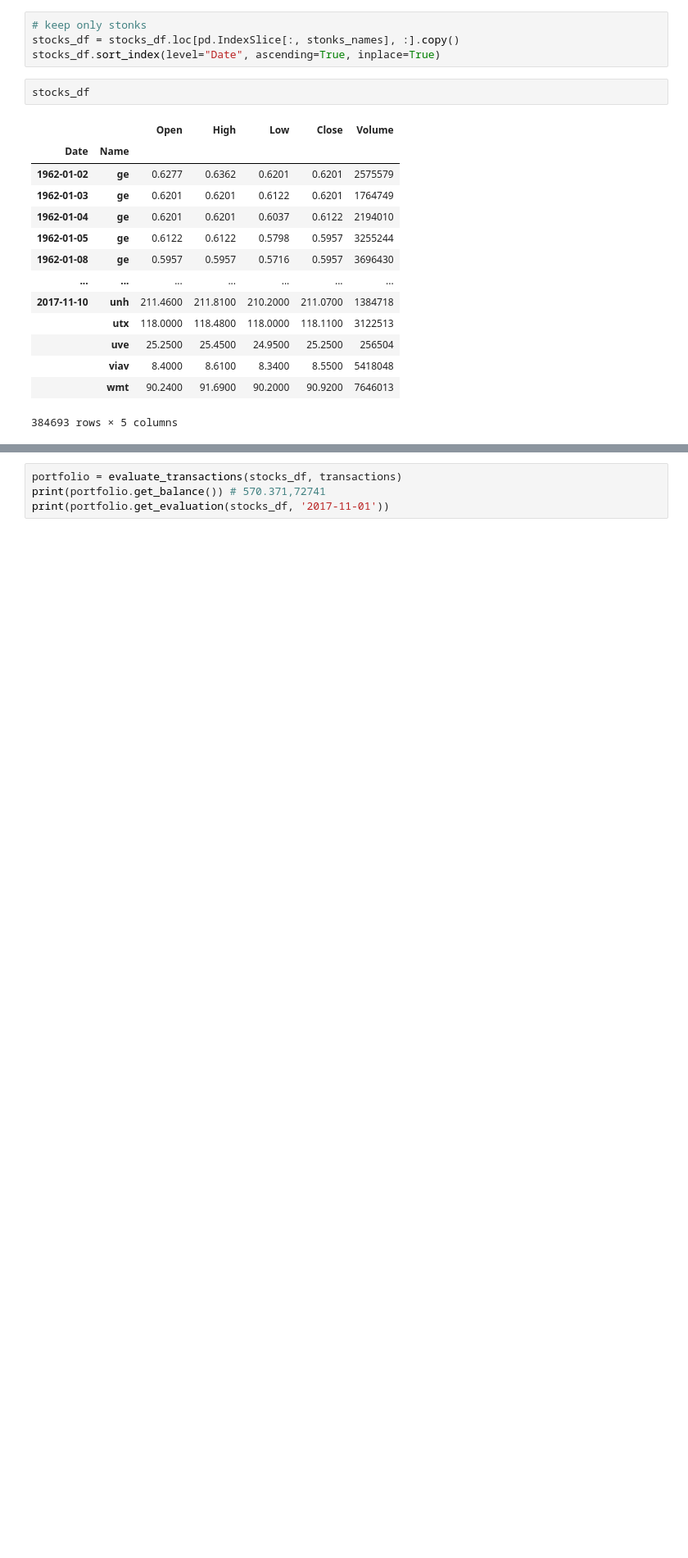
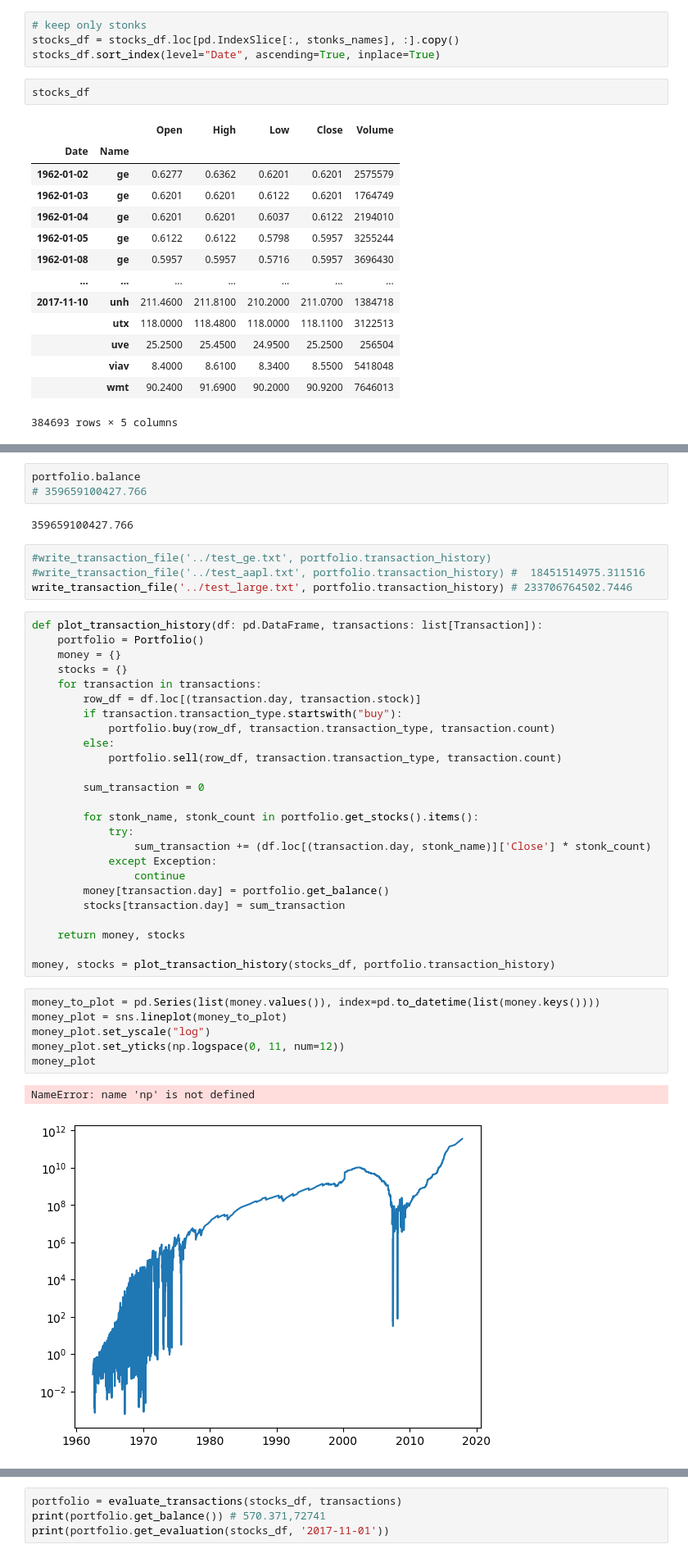
Before and after one commit to marvlach/stocks-project, a Jupyter notebook: src/Stocks.ipynb, the cells around one changed output, grey strips where cells are left out. Shown at 82% size. Drawn from its saved outputs; the diff is of its cells as text; blank space fills up the shorter version.

```diff
--- a/src/Stocks.ipynb
+++ b/src/Stocks.ipynb
@@ -154,0 +300,43 @@ stocks_df.loc[(stocks_df['Close'] == stocks_df['High']) & (stocks_df['IntraDayDi
+# %%
+portfolio.balance
+# 359659100427.766
+# %% [output]
+359659100427.766
+# %%
+#write_transaction_file('../test_ge.txt', portfolio.transaction_history)
+#write_transaction_file('../test_aapl.txt', portfolio.transaction_history) #  18451514975.311516
+write_transaction_file('../test_large.txt', portfolio.transaction_history) # 233706764502.7446
+# %%
+def plot_transaction_history(df: pd.DataFrame, transactions: list[Transaction]):
+    portfolio = Portfolio()
+    money = {}
+    stocks = {}
+    for transaction in transactions:
+        row_df = df.loc[(transaction.day, transaction.stock)]
+        if transaction.transaction_type.startswith("buy"):
+            portfolio.buy(row_df, transaction.transaction_type, transaction.count)
+        else:
+            portfolio.sell(row_df, transaction.transaction_type, transaction.count)
+
+        sum_transaction = 0
+
+        for stonk_name, stonk_count in portfolio.get_stocks().items():
+            try:
+                sum_transaction += (df.loc[(transaction.day, stonk_name)]['Close'] * stonk_count)
+            except Exception:
+                continue
+        money[transaction.day] = portfolio.get_balance()
+        stocks[transaction.day] = sum_transaction
+
+    return money, stocks
+
+money, stocks = plot_transaction_history(stocks_df, portfolio.transaction_history)
+# %%
+money_to_plot = pd.Series(list(money.values()), index=pd.to_datetime(list(money.keys())))
+money_plot = sns.lineplot(money_to_plot)
+money_plot.set_yscale("log")
+money_plot.set_yticks(np.logspace(0, 11, num=12))
+money_plot
+# %% [output]
+NameError: name 'np' is not defined
+[figure, added]
```
Also changed, not shown: parts of 14 cells of this notebook, 7 other files.
